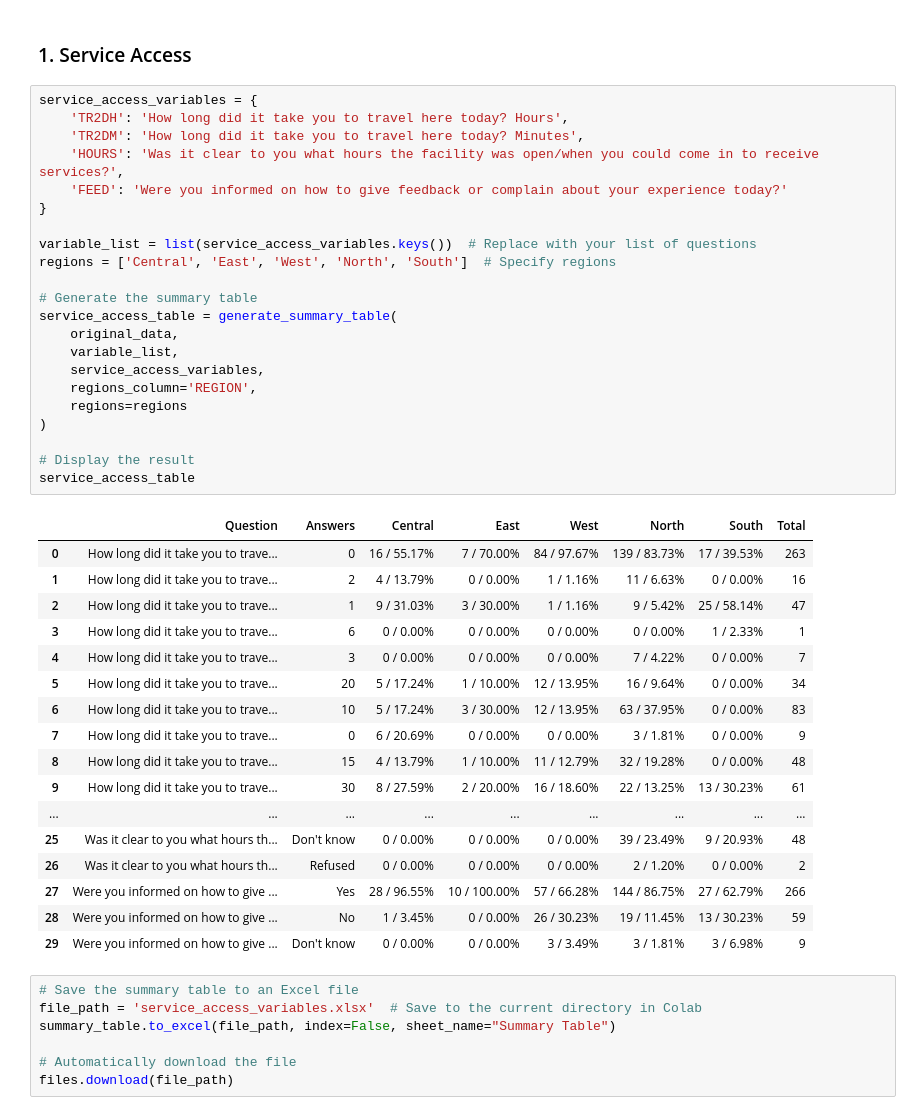
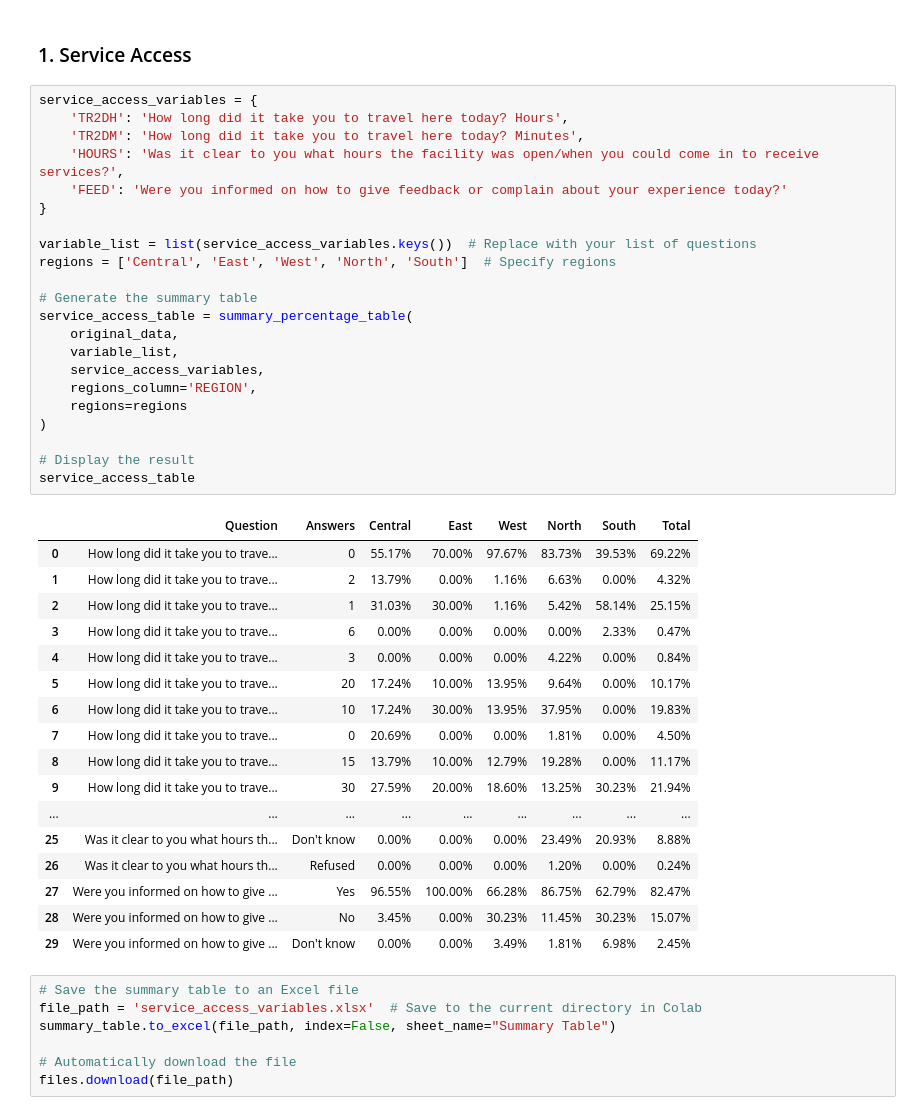
Before and after one commit to Mirwais-Farahi/MSIHealthServiceAnalytics, a Jupyter notebook: notebooks/03_Descriptive_Analysis.ipynb, the cells around one changed output. Drawn from its saved outputs; the diff is of its cells as text.

```diff
--- a/notebooks/03_Descriptive_Analysis.ipynb
+++ b/notebooks/03_Descriptive_Analysis.ipynb
@@ -831,43 +890,43 @@ files.download(file_path)
 # %%
 service_access_variables = {
     'TR2DH': 'How long did it take you to travel here today? Hours',
     'TR2DM': 'How long did it take you to travel here today? Minutes',
     'HOURS': 'Was it clear to you what hours the facility was open/when you could come in to receive services?',
     'FEED': 'Were you informed on how to give feedback or complain about your experience today?'
 }
 
 variable_list = list(service_access_variables.keys())  # Replace with your list of questions
 regions = ['Central', 'East', 'West', 'North', 'South']  # Specify regions
 
 # Generate the summary table
-service_access_table = generate_summary_table(
+service_access_table = summary_percentage_table(
     original_data,
     variable_list,
     service_access_variables,
     regions_column='REGION',
     regions=regions
 )
 
 # Display the result
 service_access_table
 # %% [output]
 |  | Question | Answers | Central | East | West | North | South | Total |
-| 0 | How long did it take you to trave... | 0 | 16 / 55.17% | 7 / 70.00% | 84 / 97.67% | 139 / 83.73% | 17 / 39.53% | 263 |
-| 1 | How long did it take you to trave... | 2 | 4 / 13.79% | 0 / 0.00% | 1 / 1.16% | 11 / 6.63% | 0 / 0.00% | 16 |
-| 2 | How long did it take you to trave... | 1 | 9 / 31.03% | 3 / 30.00% | 1 / 1.16% | 9 / 5.42% | 25 / 58.14% | 47 |
-| 3 | How long did it take you to trave... | 6 | 0 / 0.00% | 0 / 0.00% | 0 / 0.00% | 0 / 0.00% | 1 / 2.33% | 1 |
-| 4 | How long did it take you to trave... | 3 | 0 / 0.00% | 0 / 0.00% | 0 / 0.00% | 7 / 4.22% | 0 / 0.00% | 7 |
-| 5 | How long did it take you to trave... | 20 | 5 / 17.24% | 1 / 10.00% | 12 / 13.95% | 16 / 9.64% | 0 / 0.00% | 34 |
-| 6 | How long did it take you to trave... | 10 | 5 / 17.24% | 3 / 30.00% | 12 / 13.95% | 63 / 37.95% | 0 / 0.00% | 83 |
-| 7 | How long did it take you to trave... | 0 | 6 / 20.69% | 0 / 0.00% | 0 / 0.00% | 3 / 1.81% | 0 / 0.00% | 9 |
-| 8 | How long did it take you to trave... | 15 | 4 / 13.79% | 1 / 10.00% | 11 / 12.79% | 32 / 19.28% | 0 / 0.00% | 48 |
-| 9 | How long did it take you to trave... | 30 | 8 / 27.59% | 2 / 20.00% | 16 / 18.60% | 22 / 13.25% | 13 / 30.23% | 61 |
+| 0 | How long did it take you to trave... | 0 | 55.17% | 70.00% | 97.67% | 83.73% | 39.53% | 69.22% |
+| 1 | How long did it take you to trave... | 2 | 13.79% | 0.00% | 1.16% | 6.63% | 0.00% | 4.32% |
+| 2 | How long did it take you to trave... | 1 | 31.03% | 30.00% | 1.16% | 5.42% | 58.14% | 25.15% |
+| 3 | How long did it take you to trave... | 6 | 0.00% | 0.00% | 0.00% | 0.00% | 2.33% | 0.47% |
+| 4 | How long did it take you to trave... | 3 | 0.00% | 0.00% | 0.00% | 4.22% | 0.00% | 0.84% |
+| 5 | How long did it take you to trave... | 20 | 17.24% | 10.00% | 13.95% | 9.64% | 0.00% | 10.17% |
+| 6 | How long did it take you to trave... | 10 | 17.24% | 30.00% | 13.95% | 37.95% | 0.00% | 19.83% |
+| 7 | How long did it take you to trave... | 0 | 20.69% | 0.00% | 0.00% | 1.81% | 0.00% | 4.50% |
+| 8 | How long did it take you to trave... | 15 | 13.79% | 10.00% | 12.79% | 19.28% | 0.00% | 11.17% |
+| 9 | How long did it take you to trave... | 30 | 27.59% | 20.00% | 18.60% | 13.25% | 30.23% | 21.94% |
 | ... | ... | ... | ... | ... | ... | ... | ... | ... |
-| 25 | Was it clear to you what hours th... | Don't know | 0 / 0.00% | 0 / 0.00% | 0 / 0.00% | 39 / 23.49% | 9 / 20.93% | 48 |
-| 26 | Was it clear to you what hours th... | Refused | 0 / 0.00% | 0 / 0.00% | 0 / 0.00% | 2 / 1.20% | 0 / 0.00% | 2 |
-| 27 | Were you informed on how to give ... | Yes | 28 / 96.55% | 10 / 100.00% | 57 / 66.28% | 144 / 86.75% | 27 / 62.79% | 266 |
-| 28 | Were you informed on how to give ... | No | 1 / 3.45% | 0 / 0.00% | 26 / 30.23% | 19 / 11.45% | 13 / 30.23% | 59 |
-| 29 | Were you informed on how to give ... | Don't know | 0 / 0.00% | 0 / 0.00% | 3 / 3.49% | 3 / 1.81% | 3 / 6.98% | 9 |
+| 25 | Was it clear to you what hours th... | Don't know | 0.00% | 0.00% | 0.00% | 23.49% | 20.93% | 8.88% |
+| 26 | Was it clear to you what hours th... | Refused | 0.00% | 0.00% | 0.00% | 1.20% | 0.00% | 0.24% |
+| 27 | Were you informed on how to give ... | Yes | 96.55% | 100.00% | 66.28% | 86.75% | 62.79% | 82.47% |
+| 28 | Were you informed on how to give ... | No | 3.45% | 0.00% | 30.23% | 11.45% | 30.23% | 15.07% |
+| 29 | Were you informed on how to give ... | Don't know | 0.00% | 0.00% | 3.49% | 1.81% | 6.98% | 2.45% |
 # %%
 # Save the summary table to an Excel file
 file_path = 'service_access_variables.xlsx'  # Save to the current directory in Colab
```
Also changed, not shown: parts of 3 cells of this notebook.
